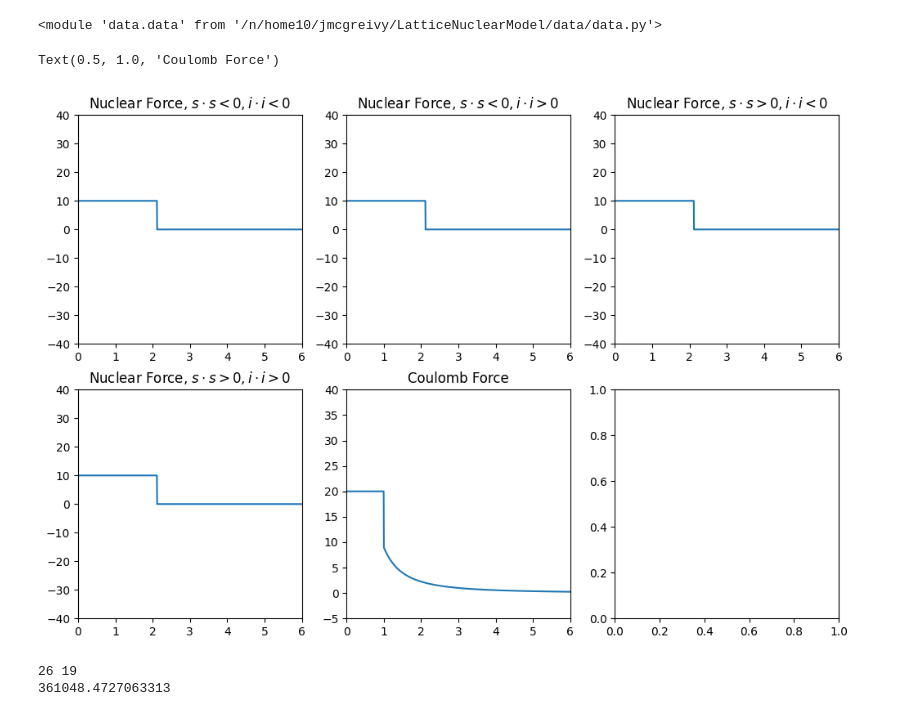
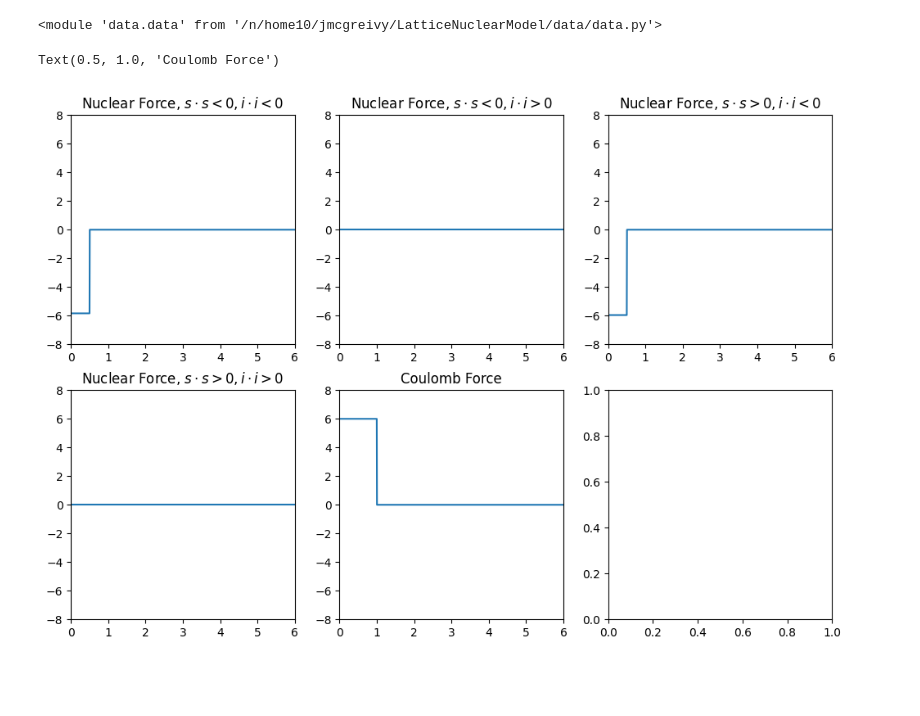
Before and after one commit to JamesMcGreivy/LatticeNuclearModel, a Jupyter notebook: test.ipynb, the cells around one changed output. Drawn from its saved outputs; the diff is of its cells as text; code cells hidden in the pictures; blank space fills up the shorter version.

```diff
--- a/test.ipynb
+++ b/test.ipynb
@@ -29,16 +29,7 @@ def get_interactions(a_mm_0, a_mm_1, a_mm_2, a_mm_3,
 
     return interactions.get_nuclear_interaction(a_list_mm), interactions.get_nuclear_interaction(a_list_mp), interactions.get_nuclear_interaction(a_list_pm), interactions.get_nuclear_interaction(a_list_pp), interactions.get_coulomb_interaction(a_list_coulomb), interactions.build_full_interaction(a_list_mm, a_list_mp, a_list_pm, a_list_pp, a_list_coulomb)
 # %%
-best = {"target": -3.741057959599389,
-        "params":
-        {
-         "a_c_1": 20.0, "a_c_2": 9.0,
-         "a_mm_0": 10.0, "a_mm_1": 10.0, "a_mm_2": 10.0, "a_mm_3": 10.0,
-         "a_mp_0": 10.0, "a_mp_1": 10.0, "a_mp_2": 10.0, "a_mp_3": 10.0,
-         "a_pm_0": 10.0, "a_pm_1": 10.0, "a_pm_2": 10.0, "a_pm_3": 10.0,
-         "a_pp_1": 10.0, "a_pp_2": 10.0, "a_pp_3": 10.0
-        },
-        "datetime": {"datetime": "2024-07-12 00:49:41", "elapsed": 45748.108213, "delta": 1367.894783}}
+best = {"target": -120.99314050376141, "params": {"a_c_1": 6.0, "a_c_2": 0.0005132715705130665, "a_mm_0": -5.837526610049708, "a_mm_1": 0.0, "a_mm_2": 0.0, "a_mm_3": 0.0, "a_mp_0": 0.0, "a_mp_1": 0.0, "a_mp_2": 0.0, "a_mp_3": 0.0, "a_pm_0": -5.958358129534872, "a_pm_1": 0.0, "a_pm_2": 0.0, "a_pm_3": 0.0, "a_pp_1": 0.0, "a_pp_2": 0.0, "a_pp_3": 0.0}, "datetime": {"datetime": "2024-07-14 17:22:10", "elapsed": 10754.722992, "delta": 23.512767}}
 
 f_nuclear_mm, f_nuclear_mp, f_nuclear_pm, f_nuclear_pp, f_coulomb, f_full = get_interactions(**best["params"])
 # %%
@@ -46,34 +37,34 @@ fig, axs = plt.subplots(nrows=2, ncols=3, figsize=(12, 8))
 
 x = torch.linspace(0, 6, 1000)
 
-y_lim = (-40, 40)
-y_lim_c = (-5, 40)
+y_lim = (-8, 8)
+y_lim_c = (-8, 8)
 
 axs[0,0].plot(x, f_nuclear_mm(x))
 axs[0,0].set_ylim(*y_lim)
 axs[0,0].set_xlim(0, 6)
 axs[0,0].set_title("Nuclear Force, $s \cdot s < 0, i \cdot i < 0$")
 
 axs[0,1].plot(x, f_nuclear_mp(x))
 axs[0,1].set_ylim(*y_lim)
 axs[0,1].set_xlim(0, 6)
 axs[0,1].set_title("Nuclear Force, $s \cdot s < 0, i \cdot i > 0$")
 
 axs[0,2].plot(x, f_nuclear_pm(x))
 axs[0,2].set_ylim(*y_lim)
 axs[0,2].set_xlim(0, 6)
 axs[0,2].set_title("Nuclear Force, $s \cdot s > 0, i \cdot i < 0$")
 
 axs[1,0].plot(x, f_nuclear_pp(x))
 axs[1,0].set_ylim(*y_lim)
 axs[1,0].set_xlim(0, 6)
 axs[1,0].set_title("Nuclear Force, $s \cdot s > 0, i \cdot i > 0$")
 
 axs[1,1].plot(x, f_coulomb(x))
 axs[1,1].set_ylim(*y_lim_c)
 axs[1,1].set_xlim(0, 6)
 axs[1,1].set_title("Coulomb Force")
 # %% [output]
 Text(0.5, 1.0, 'Coulomb Force')
-[figure, old version]
+[figure, new version]
 # %%
@@ -86,21 +76,0 @@ lat = lattice.NuclearLattice(Z, N, V_interaction, boundaries=[[-10, 10], [-10, 1
-# %%
-import optimize_interactions
-importlib.reload(optimize_interactions)
-
-a_list_mm, a_list_mp, a_list_pm, a_list_pp, a_list_coulomb = [-39.99313751095931, -21.860045642089613, -31.194646550973218, -34.45968431387213], [-28.824387317339745, -19.266356377417136, -16.193951546159802, -7.6709959597985815], [-14.848329135802313, 1.1131700238055728, -27.732865016108953, 12.687046183456722], [-38.35674440812443, -38.35674440812443, 0.22805061070413046, -14.961711857972382], [8.34044009405148, 7.203244934421581]
-
-z_min = 26
-z_max = 26
-
-dat = data.data.get_nuclear_data()
-dat = dat[(dat['z'] >= z_min) & (dat['z'] <= z_max)]
-
-
-for Z, N in zip(dat['z'], dat['n']):
-    print(Z, N)
-    binding = optimize_interactions.get_equilibrium_binding_mse((N, Z, a_list_mm, a_list_mp, a_list_pm, a_list_pp, a_list_coulomb, device))
-    print(binding)
-    break
-# %% [output]
-26 19
-361048.4727063313
```
Also changed, not shown: parts of 6 cells of this notebook, 7 other files.
